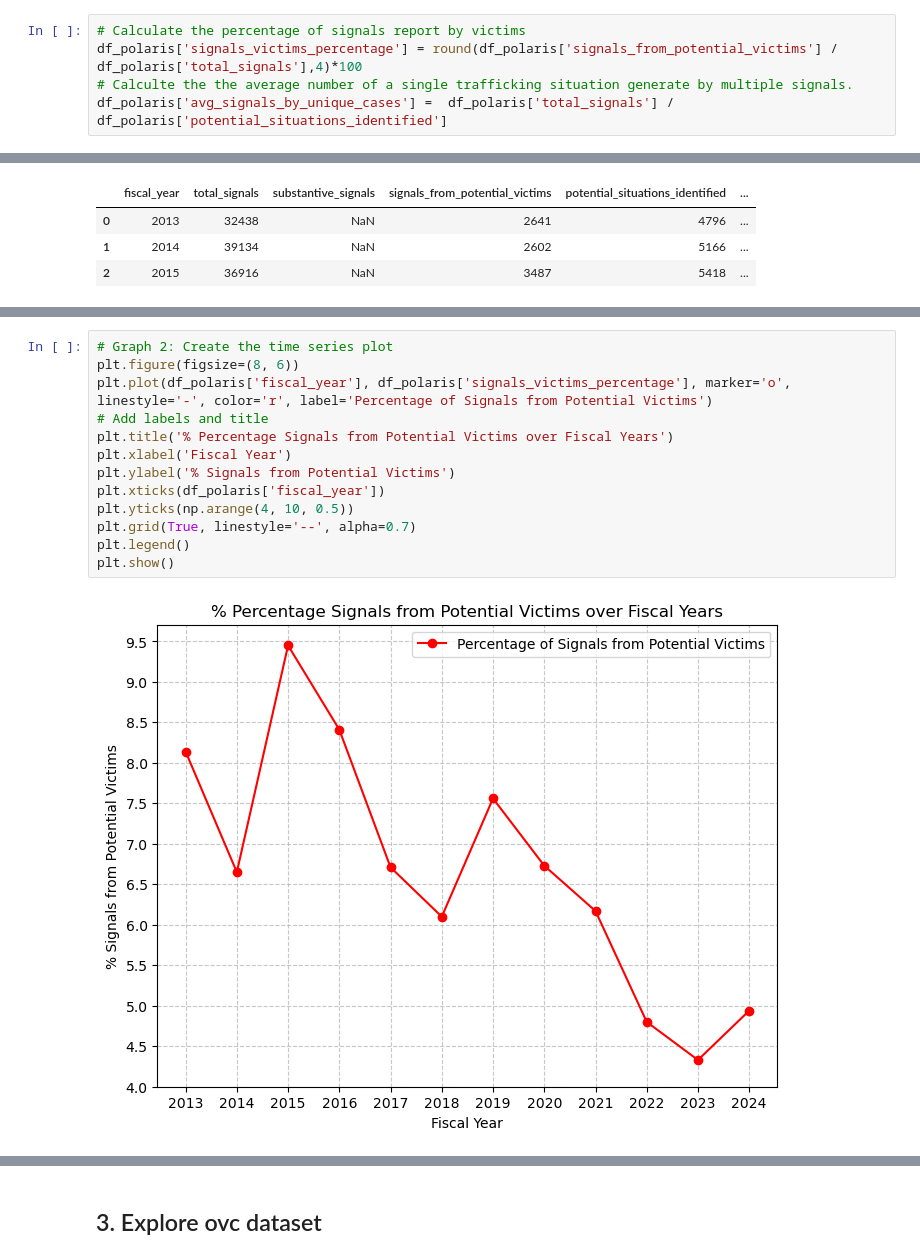
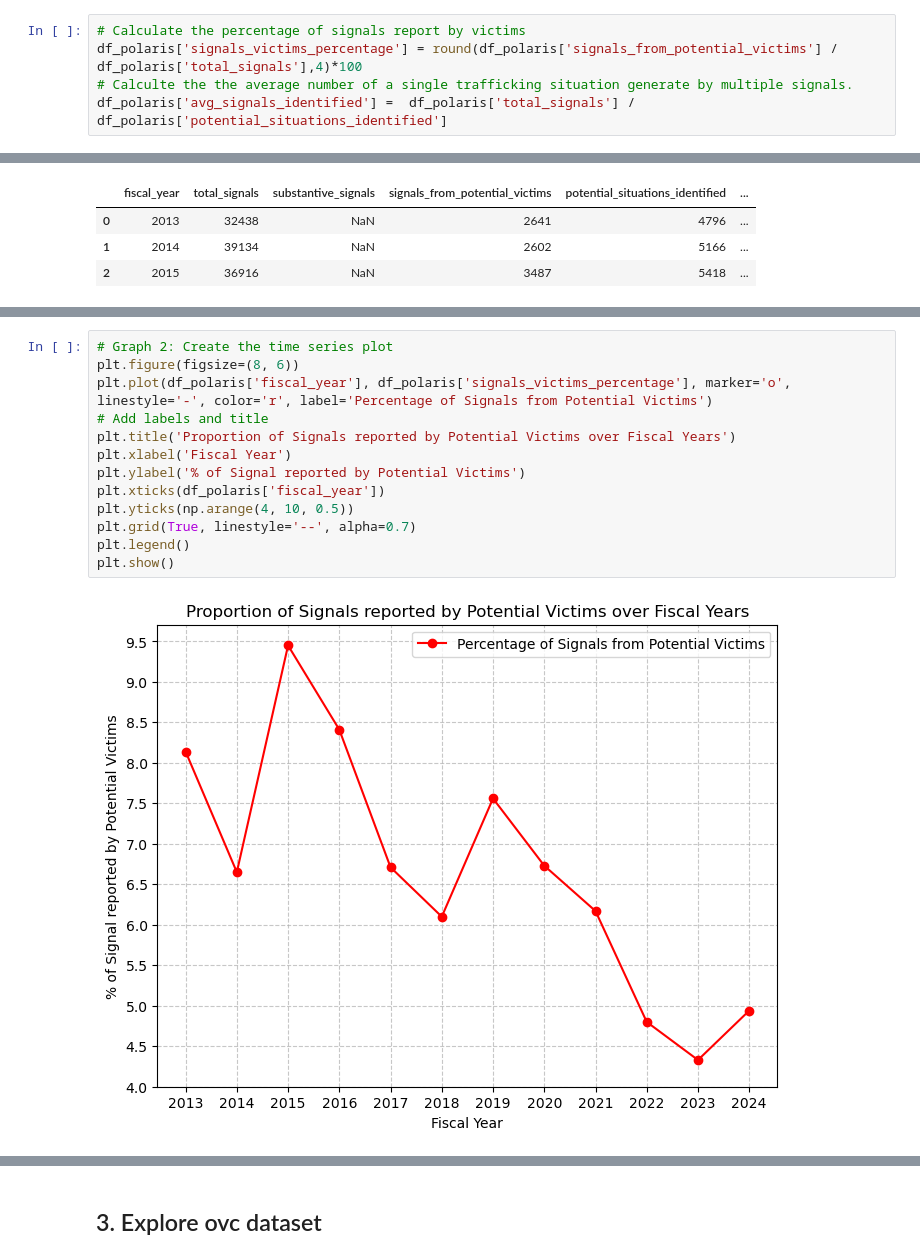
Before and after one commit to mgalvis60/Bayesian_ML_Human_Trafficking, a Jupyter notebook: Mateo/EDA_Bayesian.ipynb, the cells around one changed output, grey strips where cells are left out. Drawn from its saved outputs; the diff is of its cells as text.

```diff
--- a/Mateo/EDA_Bayesian.ipynb
+++ b/Mateo/EDA_Bayesian.ipynb
@@ -132,7 +133,7 @@ Years:  [2013 2014 2015 2016 2017 2018 2019 2020 2021 2022 2023 2024]
 # Calculate the percentage of signals report by victims
 df_polaris['signals_victims_percentage'] = round(df_polaris['signals_from_potential_victims'] / df_polaris['total_signals'],4)*100
 # Calculte the the average number of a single trafficking situation generate by multiple signals.
-df_polaris['avg_signals_by_unique_cases'] =  df_polaris['total_signals'] / df_polaris['potential_situations_identified']
+df_polaris['avg_signals_identified'] =  df_polaris['total_signals'] / df_polaris['potential_situations_identified']
 # %%
 display(df_polaris.head(3))
 # %% [output]
@@ -182,16 +199,16 @@ The timeseries plot shows that the Total Signals have been increasing since 2013
 # %%
 # Graph 2: Create the time series plot
 plt.figure(figsize=(8, 6))
 plt.plot(df_polaris['fiscal_year'], df_polaris['signals_victims_percentage'], marker='o', linestyle='-', color='r', label='Percentage of Signals from Potential Victims')
 # Add labels and title
-plt.title('% Percentage Signals from Potential Victims over Fiscal Years')
+plt.title('Proportion of Signals reported by Potential Victims over Fiscal Years')
 plt.xlabel('Fiscal Year')
-plt.ylabel('% Signals from Potential Victims')
+plt.ylabel('% of Signal reported by Potential Victims')
 plt.xticks(df_polaris['fiscal_year'])
 plt.yticks(np.arange(4, 10, 0.5))
 plt.grid(True, linestyle='--', alpha=0.7)
 plt.legend()
 plt.show()
 # %% [output]
-[figure, old version]
+[figure, new version]
 # %% [markdown]
```
Also changed, not shown: parts of 11 cells of this notebook.
